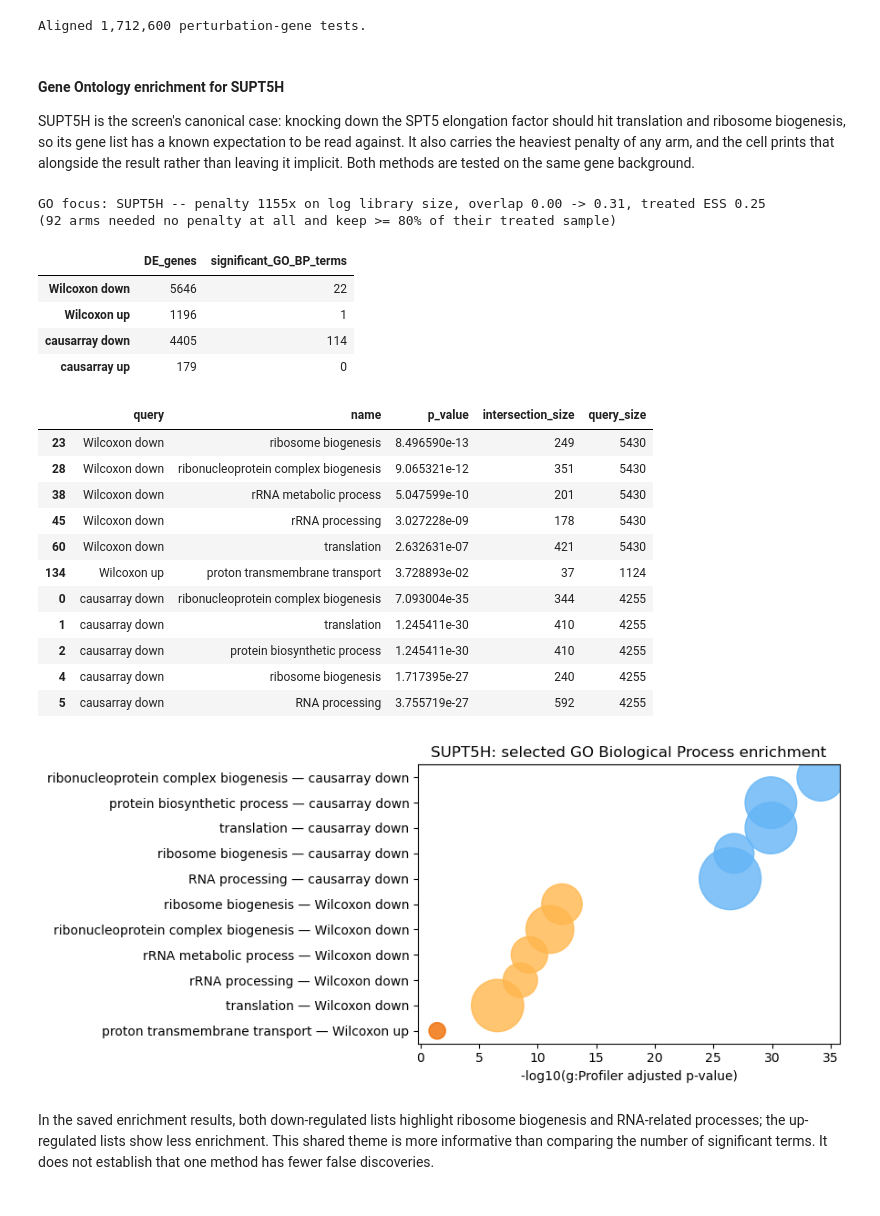
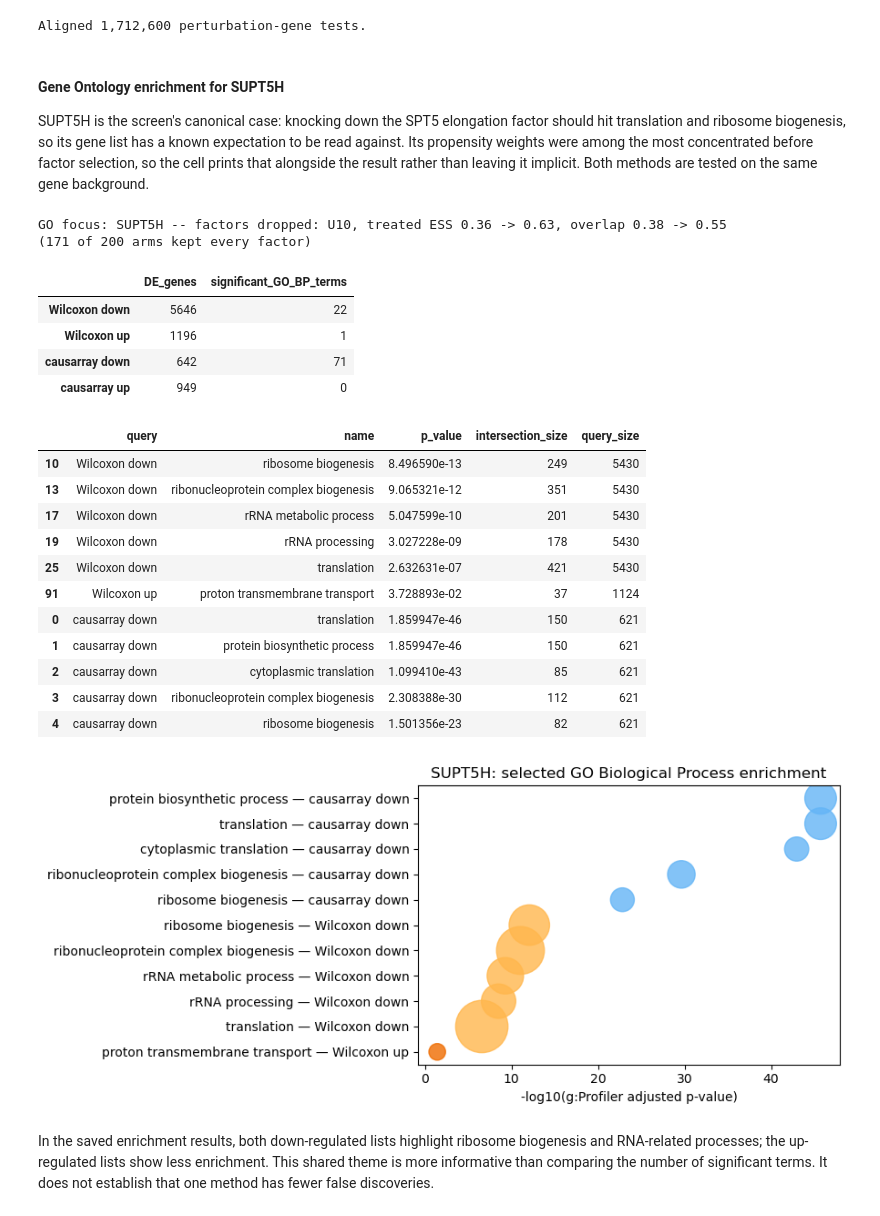
Before and after one commit to JinHongDu-Lab/causarray, a Jupyter notebook: docs/source/tutorial/replogle/replogle-py.ipynb, the cells around one changed output. Saved outputs shown, nothing was run; the diff lists cells and outputs as text; code cells hidden in the pictures.

```diff
--- a/docs/source/tutorial/replogle/replogle-py.ipynb
+++ b/docs/source/tutorial/replogle/replogle-py.ipynb
@@ -83,10 +83,6 @@ The legacy fallback table uses different preprocessing. Treat it as a historical
 # %%
-# JIC table on the raw counts (2_estimate_r.py); falls back to the pre-0.1.0
-# table computed on the log-normalised copy only if the new one is missing.
-r_path = Path('results/replogle-r.csv') if Path('results/replogle-r.csv').exists() else Path('results/replogle-r-legacy.csv')
-if r_path.name == 'results/replogle-r-legacy.csv':
-    print('Note: JIC table from the pre-0.1.0 (log-normalised) run; run 2_estimate_r.py to recompute it.')
-df_r = pd.read_csv(r_path)
+# JIC table on the raw counts (2_estimate_r.py)
+df_r = pd.read_csv('results/replogle-r.csv')
 fig = plot_r(df_r)
 plt.tight_layout()
 plt.show()
@@ -455,20 +461,18 @@ Aligned 1,712,600 perturbation-gene tests.
 # %% [markdown]
 #### Gene Ontology enrichment for SUPT5H
 
-SUPT5H is the screen's canonical case: knocking down the SPT5 elongation factor should hit translation and ribosome biogenesis, so its gene list has a known expectation to be read against. It also carries the heaviest penalty of any arm, and the cell prints that alongside the result rather than leaving it implicit. Both methods are tested on the same gene background.
+SUPT5H is the screen's canonical case: knocking down the SPT5 elongation factor should hit translation and ribosome biogenesis, so its gene list has a known expectation to be read against. Its propensity weights were among the most concentrated before factor selection, so the cell prints that alongside the result rather than leaving it implicit. Both methods are tested on the same gene background.
 # %%
 # SUPT5H is the screen's canonical case: knocking down the SPT5 elongation
-# factor should hit translation and ribosome biogenesis. Its support is the
-# weakest of the large arms, so the audit below is reported alongside it.
-ps_audit = pd.read_csv('results/replogle_propensity_penalties.csv').set_index('treatment')
+# factor should hit translation and ribosome biogenesis. Its propensity
+# support is reported alongside the result.
+ps_audit = pd.read_csv('results/replogle_propensity_selection.csv').set_index('treatment')
 go_focus = 'SUPT5H'
 _row = ps_audit.loc[go_focus]
-print(f"GO focus: {go_focus} -- penalty {_row['penalty_factor']:.0f}x on log library size, "
-      f"overlap {_row['overlap_before']:.2f} -> {_row['overlap_after']:.2f}, "
-      f"treated ESS {_row['ess_treated_after']:.2f}")
-_best = ps_audit[(ps_audit['penalty_factor'] == 1.0)
-                 & (ps_audit['ess_treated_after'] >= 0.8)].index
-print(f'({len(_best)} arms needed no penalty at all and keep >= 80% of their treated sample)')
+print(f"GO focus: {go_focus} -- factors dropped: {_row['dropped'] if _row['flagged'] else 'none'}, "
+      f"treated ESS {_row['ess_treated_before']:.2f} -> {_row['ess_treated_after']:.2f}, "
+      f"overlap {_row['overlap_before']:.2f} -> {_row['overlap_after']:.2f}")
+print(f"({int((~ps_audit['flagged']).sum())} of {len(ps_audit)} arms kept every factor)")
 
 go_result_path = Path(f'results/replogle_{go_focus.lower()}_go_results.csv')
 focus_i = wc_groups.get_loc(go_focus)
@@ -501,49 +505,49 @@ display(go_query_summary)
 
 go_top = (
     go_results.loc[go_results['significant'] & go_results['term_size'].between(20, 1000)]
     .sort_values(['query', 'p_value'])
     .groupby('query', group_keys=False).head(5)
 )
 display(go_top[['query', 'name', 'p_value', 'intersection_size', 'query_size']])
 
 if not go_top.empty:
     plotted = go_top.sort_values('p_value', ascending=False).copy()
     plotted['label'] = plotted['name'] + ' — ' + plotted['query']
     colors = plotted['query'].map({
         'causarray up': '#1976d2', 'causarray down': '#64b5f6',
         'Wilcoxon up': '#ef6c00', 'Wilcoxon down': '#ffb74d',
     })
     fig, ax = plt.subplots(figsize=(9, max(4, 0.35 * len(plotted))))
     ax.scatter(
         -np.log10(plotted['p_value'].clip(1e-300)), plotted['label'],
         s=25 + 4 * plotted['intersection_size'], c=colors, alpha=0.8,
     )
     ax.set_xlabel('-log10(g:Profiler adjusted p-value)')
     ax.set_ylabel('')
     ax.set_title(f'{go_focus}: selected GO Biological Process enrichment')
     fig.tight_layout()
     plt.show()
 # %% [output]
-GO focus: SUPT5H -- penalty 1155x on log library size, overlap 0.00 -> 0.31, treated ESS 0.25
-(92 arms needed no penalty at all and keep >= 80% of their treated sample)
+GO focus: SUPT5H -- factors dropped: U10, treated ESS 0.36 -> 0.63, overlap 0.38 -> 0.55
+(171 of 200 arms kept every factor)
 |  | DE_genes | significant_GO_BP_terms |
 | Wilcoxon down | 5646 | 22 |
 | Wilcoxon up | 1196 | 1 |
-| causarray down | 4405 | 114 |
-| causarray up | 179 | 0 |
+| causarray down | 642 | 71 |
+| causarray up | 949 | 0 |
 |  | query | name | p_value | intersection_size | query_size |
-| 23 | Wilcoxon down | ribosome biogenesis | 8.496590e-13 | 249 | 5430 |
-| 28 | Wilcoxon down | ribonucleoprotein complex biogenesis | 9.065321e-12 | 351 | 5430 |
-| 38 | Wilcoxon down | rRNA metabolic process | 5.047599e-10 | 201 | 5430 |
-| 45 | Wilcoxon down | rRNA processing | 3.027228e-09 | 178 | 5430 |
-| 60 | Wilcoxon down | translation | 2.632631e-07 | 421 | 5430 |
-| 134 | Wilcoxon up | proton transmembrane transport | 3.728893e-02 | 37 | 1124 |
-| 0 | causarray down | ribonucleoprotein complex biogenesis | 7.093004e-35 | 344 | 4255 |
-| 1 | causarray down | translation | 1.245411e-30 | 410 | 4255 |
-| 2 | causarray down | protein biosynthetic process | 1.245411e-30 | 410 | 4255 |
-| 4 | causarray down | ribosome biogenesis | 1.717395e-27 | 240 | 4255 |
-| 5 | causarray down | RNA processing | 3.755719e-27 | 592 | 4255 |
+| 10 | Wilcoxon down | ribosome biogenesis | 8.496590e-13 | 249 | 5430 |
+| 13 | Wilcoxon down | ribonucleoprotein complex biogenesis | 9.065321e-12 | 351 | 5430 |
+| 17 | Wilcoxon down | rRNA metabolic process | 5.047599e-10 | 201 | 5430 |
+| 19 | Wilcoxon down | rRNA processing | 3.027228e-09 | 178 | 5430 |
+| 25 | Wilcoxon down | translation | 2.632631e-07 | 421 | 5430 |
+| 91 | Wilcoxon up | proton transmembrane transport | 3.728893e-02 | 37 | 1124 |
+| 0 | causarray down | translation | 1.859947e-46 | 150 | 621 |
+| 1 | causarray down | protein biosynthetic process | 1.859947e-46 | 150 | 621 |
+| 2 | causarray down | cytoplasmic translation | 1.099410e-43 | 85 | 621 |
+| 3 | causarray down | ribonucleoprotein complex biogenesis | 2.308388e-30 | 112 | 621 |
+| 4 | causarray down | ribosome biogenesis | 1.501356e-23 | 82 | 621 |
-[figure, old version]
+[figure, new version]
 # %% [markdown]
 In the saved enrichment results, both down-regulated lists highlight ribosome biogenesis and RNA-related processes; the up-regulated lists show less enrichment. This shared theme is more informative than comparing the number of significant terms. It does not establish that one method has fewer false discoveries.
 # %% [markdown]
```
Also changed, not shown: parts of 20 cells of this notebook, 3 other files.
